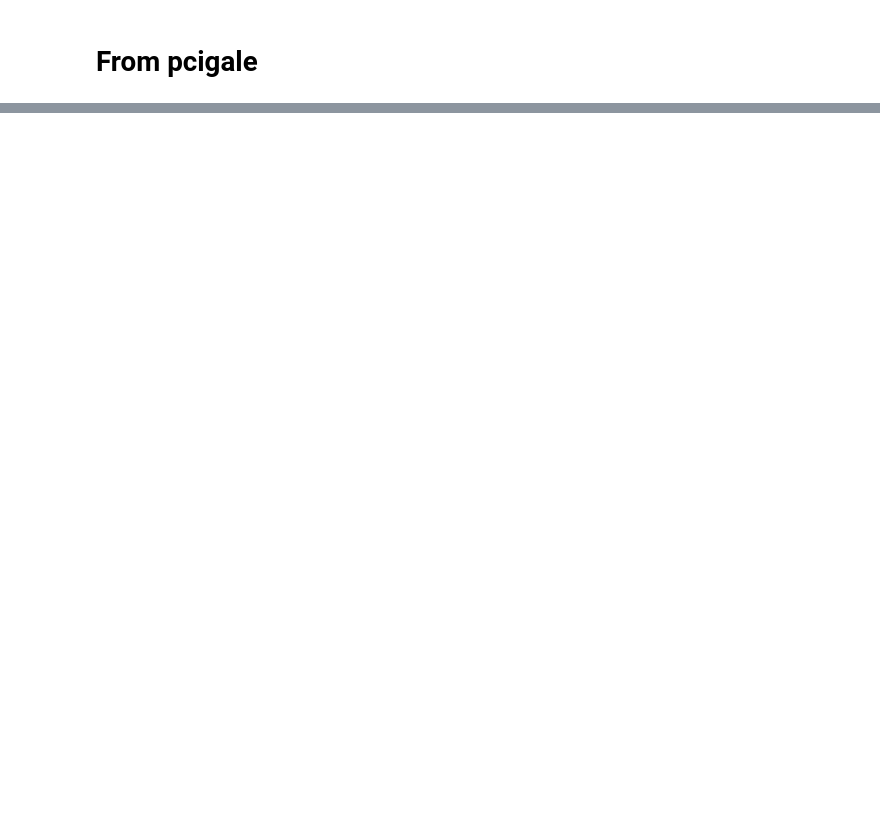
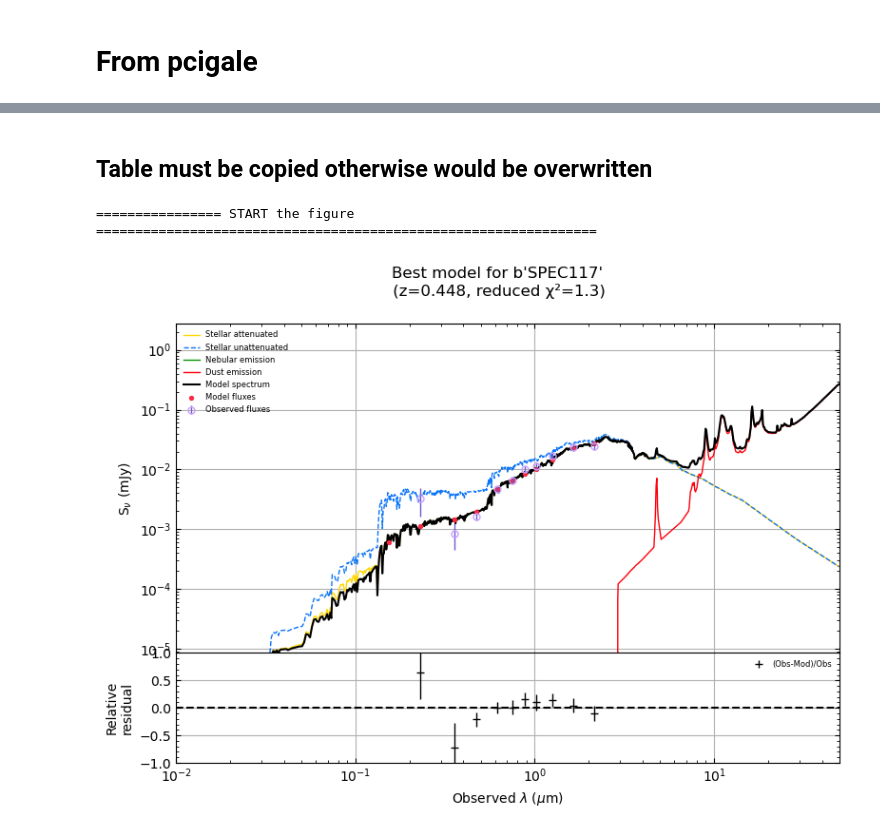
Before and after one commit to sylvielsstfr/Fors2pcigale, a Jupyter notebook: docs/notebooks/pcigale_runs/pcig_run_2024-02-05/cigale_view_fitresults.ipynb, the cells around one changed output, grey strips where cells are left out. Cells and saved outputs as stored; diff of their text form; code cells hidden in the pictures; blank space fills up the shorter version.

Commit message:
plot  cigale_view_fitresults.ipynb all corrects

```diff
--- a/docs/notebooks/pcigale_runs/pcig_run_2024-02-05/cigale_view_fitresults.ipynb
+++ b/docs/notebooks/pcigale_runs/pcig_run_2024-02-05/cigale_view_fitresults.ipynb
@@ -813,7 +981,12 @@ def plots_frompcigale(t_best_model, mod,obs, filters , series=series,sed_type =
         plt.show()
         #plt.close(figure)
+# %% [markdown]
+## Table must be copied otherwise would be overwritten
 # %%
-plots_frompcigale(t_best_model= t_best, mod = t_res_sel, obs= FORS2_sel, filters = dict_filters, series=series,
+plots_frompcigale(t_best_model= t_best.copy(), mod = t_res_sel.copy(), obs= FORS2_sel.copy(), filters = dict_filters, series=series,
                   sed_type = "mJy")
+# %% [output]
+================ START the figure ================================================================
+[figure, added]
 # %%
 assert False
```
Also changed, not shown: parts of 25 cells of this notebook.
